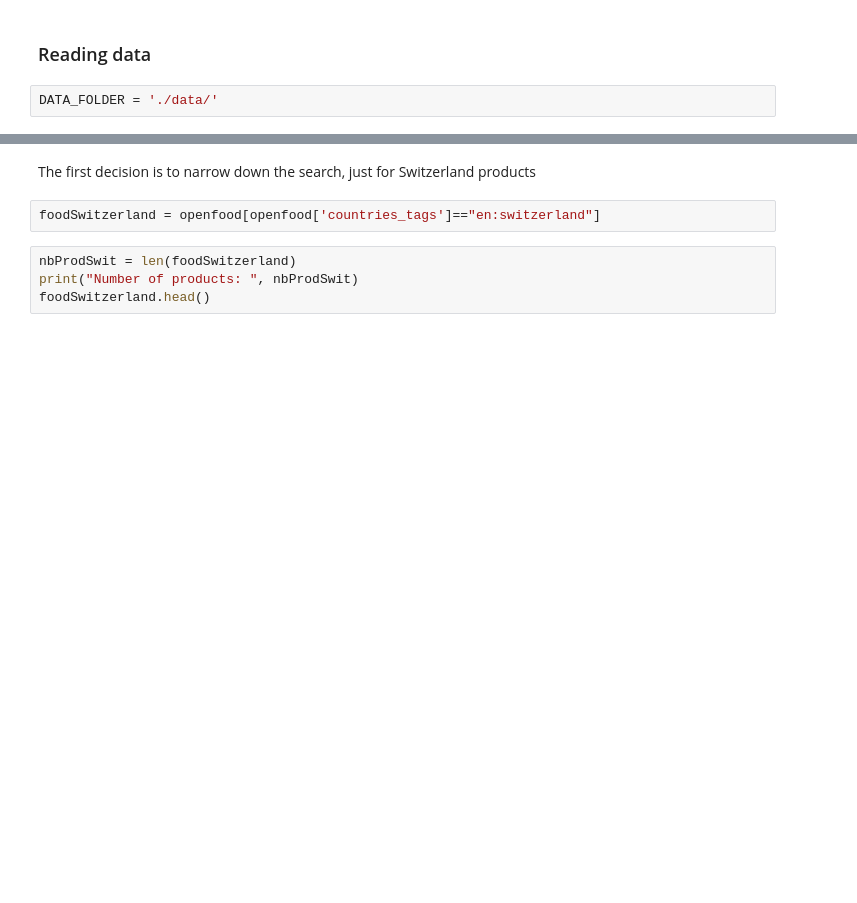
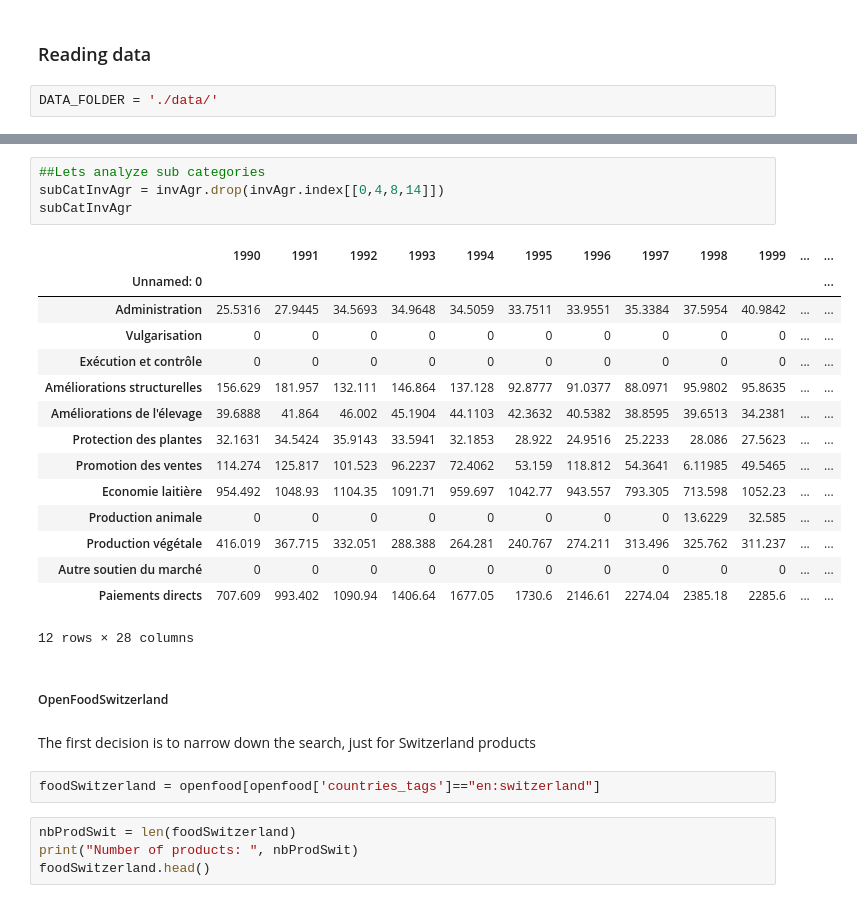
Before and after one commit to MrymZakani/ADA, a Jupyter notebook: LocalConsOverTime.ipynb, the cells around one changed output, grey strips where cells are left out. Cells and saved outputs as stored; diff of their text form; blank space fills up the shorter version.

```diff
--- a/LocalConsOverTime.ipynb
+++ b/LocalConsOverTime.ipynb
@@ -24,3 +71,25 @@ openfood = pd.read_csv(DATA_FOLDER + openfood_file, sep = '\t')
+# %%
+##Lets analyze sub categories
+subCatInvAgr = invAgr.drop(invAgr.index[[0,4,8,14]])
+subCatInvAgr
+# %% [output]
+|  | 1990 | 1991 | 1992 | 1993 | 1994 | 1995 | 1996 | 1997 | 1998 | 1999 | ... | ... |
+| Unnamed: 0 |  |  |  |  |  |  |  |  |  |  |  | ... |
+| Administration | 25.5316 | 27.9445 | 34.5693 | 34.9648 | 34.5059 | 33.7511 | 33.9551 | 35.3384 | 37.5954 | 40.9842 | ... | ... |
+| Vulgarisation | 0 | 0 | 0 | 0 | 0 | 0 | 0 | 0 | 0 | 0 | ... | ... |
+| Exécution et contrôle | 0 | 0 | 0 | 0 | 0 | 0 | 0 | 0 | 0 | 0 | ... | ... |
+| Améliorations structurelles | 156.629 | 181.957 | 132.111 | 146.864 | 137.128 | 92.8777 | 91.0377 | 88.0971 | 95.9802 | 95.8635 | ... | ... |
+| Améliorations de l'élevage | 39.6888 | 41.864 | 46.002 | 45.1904 | 44.1103 | 42.3632 | 40.5382 | 38.8595 | 39.6513 | 34.2381 | ... | ... |
+| Protection des plantes | 32.1631 | 34.5424 | 35.9143 | 33.5941 | 32.1853 | 28.922 | 24.9516 | 25.2233 | 28.086 | 27.5623 | ... | ... |
+| Promotion des ventes | 114.274 | 125.817 | 101.523 | 96.2237 | 72.4062 | 53.159 | 118.812 | 54.3641 | 6.11985 | 49.5465 | ... | ... |
+| Economie laitière | 954.492 | 1048.93 | 1104.35 | 1091.71 | 959.697 | 1042.77 | 943.557 | 793.305 | 713.598 | 1052.23 | ... | ... |
+| Production animale | 0 | 0 | 0 | 0 | 0 | 0 | 0 | 0 | 13.6229 | 32.585 | ... | ... |
+| Production végétale | 416.019 | 367.715 | 332.051 | 288.388 | 264.281 | 240.767 | 274.211 | 313.496 | 325.762 | 311.237 | ... | ... |
+| Autre soutien du marché | 0 | 0 | 0 | 0 | 0 | 0 | 0 | 0 | 0 | 0 | ... | ... |
+| Paiements directs | 707.609 | 993.402 | 1090.94 | 1406.64 | 1677.05 | 1730.6 | 2146.61 | 2274.04 | 2385.18 | 2285.6 | ... | ... |
+12 rows × 28 columns
+# %% [markdown]
+##### OpenFoodSwitzerland
 # %% [markdown]
 The first decision is to narrow down the search, just for Switzerland products
 # %%
```
Also changed, not shown: parts of 14 cells of this notebook.
